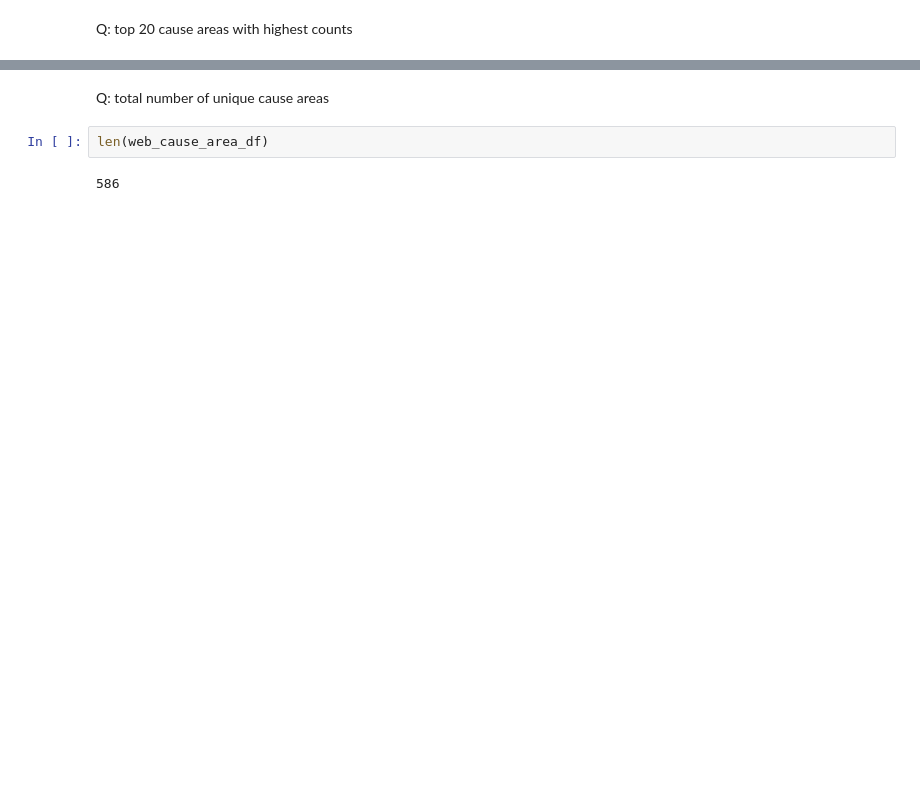
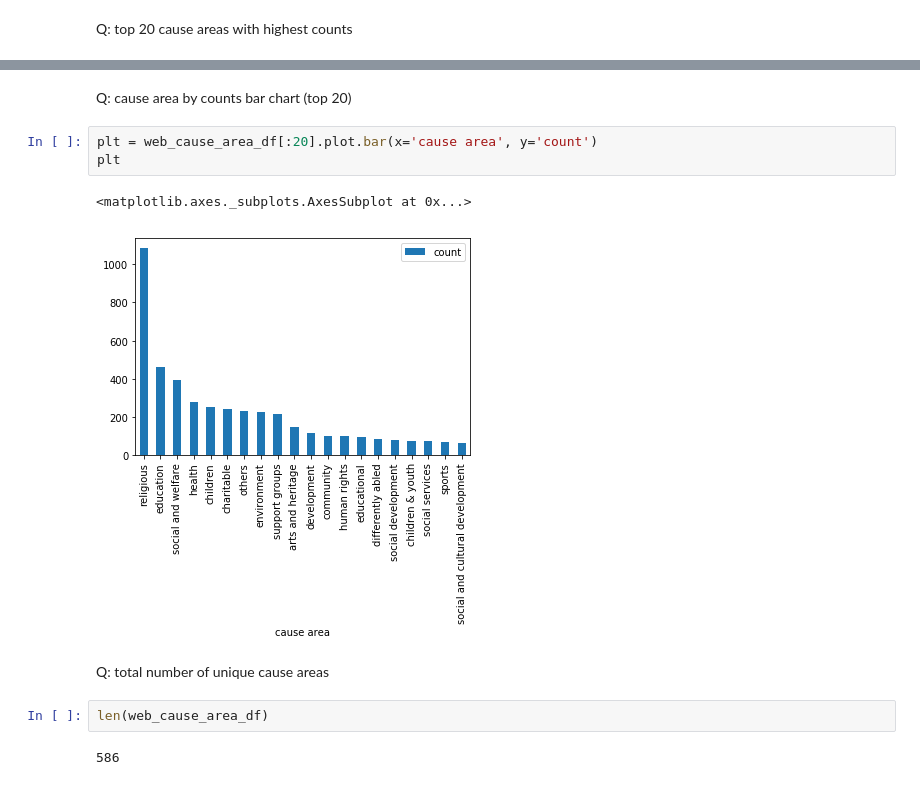
Before and after one commit to DataKind-SG/effective_altruism, a Jupyter notebook: eda/classify_cause_area/classification.ipynb, the cells around one changed output, grey strips where cells are left out. Drawn from its saved outputs; the diff is of its cells as text; blank space fills up the shorter version.

```diff
--- a/eda/classify_cause_area/classification.ipynb
+++ b/eda/classify_cause_area/classification.ipynb
@@ -149,3 +151,11 @@ web_cause_area_df[:20]
+# %% [markdown]
+Q: cause area by counts bar chart (top 20)
+# %%
+plt = web_cause_area_df[:20].plot.bar(x='cause area', y='count')
+plt
+# %% [output]
+<matplotlib.axes._subplots.AxesSubplot at 0x...>
+[figure, added]
 # %% [markdown]
 Q: total number of unique cause areas
 # %%
```
Also changed, not shown: parts of 43 cells of this notebook, 1 other file.
